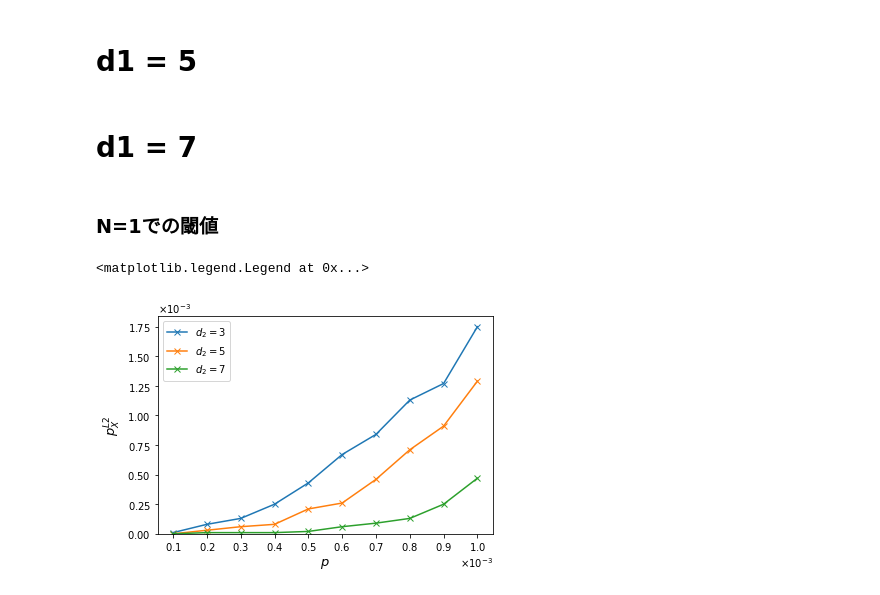
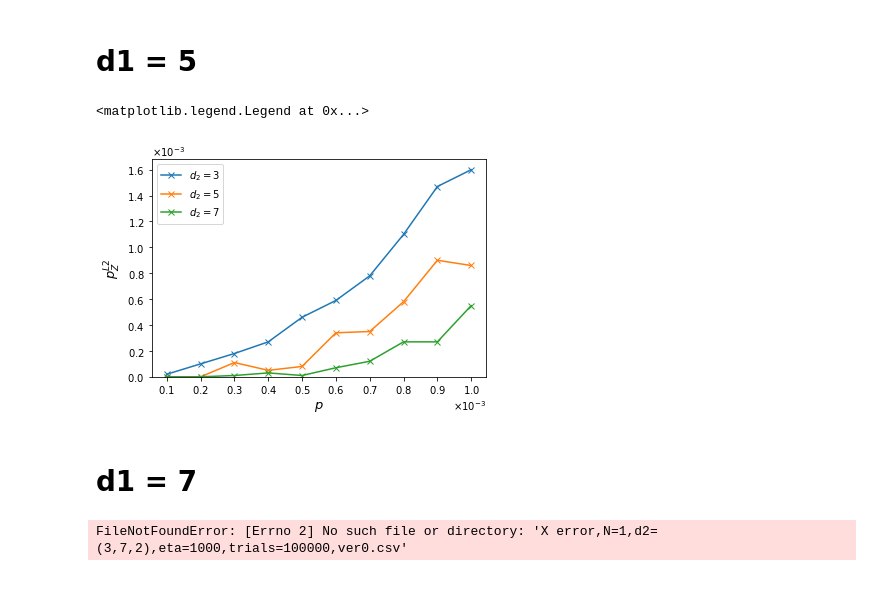
Before and after one commit to kono0924/Fujii-lab, a Jupyter notebook: surface_realistic/realistic_single_round/SWAP/csv_view.ipynb, the cells around one changed output. Cells and saved outputs as stored; diff of their text form; code cells hidden in the pictures.

```diff
--- a/surface_realistic/realistic_single_round/SWAP/csv_view.ipynb
+++ b/surface_realistic/realistic_single_round/SWAP/csv_view.ipynb
@@ -3,9 +51,55 @@
 # %% [markdown]
 # d1 = 5
+# %%
+import seaborn as sns
+import pandas as pd
+import numpy as np
+import matplotlib.pyplot as plt
+import math
+import os
+import matplotlib.ticker as ptick
+
+# FUjii-labのパス
+path = "/Users/konohideki/Documents/Fujii-lab/surface_realistic/realistic_single_round/SWAP/d1=5,N=1,eta=1000"
+
+# ファイル名
+file2 = "Z error,N=1,d2=(3,7,2),eta=1000,trials=100000,ver0" + ".csv"
+########################################
+
+# csvファイルの読み込み
+os.chdir(path)
+data2 = pd.read_csv(file2, index_col=0)
+
+# データフレームの行名(リスト)を取得
+code_distance_list = data2.index
+
+# データフレームの列名(リスト)を取得
+p_list = data2.columns
+
+##### グラフ作成 #####
+
+a = np.array(p_list)
+a = [float(num) for num in a]
+a = np.array(a)
+
+fig, ax = plt.subplots()
+for i in range(len(code_distance_list)):
+    b = np.array(data2.loc[code_distance_list[i]])
+    ax.plot(a, b,marker='x',label=r"$d_{2}=$"+str(code_distance_list[i]))
+ax.set_xlabel(r"$p$", fontsize=13)
+ax.set_ylabel(r'$p_Z^{L2}$', fontsize=13)
+ax.set_ylim(0,)
+ax.xaxis.set_major_formatter(ptick.ScalarFormatter(useMathText=True))
+ax.ticklabel_format(style="sci",  axis="x",scilimits=(0,0))
+ax.yaxis.set_major_formatter(ptick.ScalarFormatter(useMathText=True))
+ax.ticklabel_format(style="sci",  axis="y",scilimits=(0,0))
+ax.set_xticks(a)
+ax.legend()
+# %% [output]
+<matplotlib.legend.Legend at 0x...>
+[figure, added]
 # %% [markdown]
 # d1 = 7
-# %% [markdown]
-### N=1での閾値
 # %%
 import seaborn as sns
 import pandas as pd
@@ -16,10 +110,10 @@ import os
 import matplotlib.ticker as ptick
 
 # FUjii-labのパス
-path = "/Users/konohideki/Documents/Fujii-lab/surface_realistic/realistic_single_round/SWAP/d1=3,N=1,eta=1000"
+path = "/Users/konohideki/Documents/Fujii-lab/surface_realistic/realistic_single_round/SWAP/d1=7,N=1,eta=1000"
 
 # ファイル名
-file2 = "Z error,N=1,d2=(3,7,2),eta=1000,trials=100000,ver0" + ".csv"
+file2 = "X error,N=1,d2=(3,7,2),eta=1000,trials=100000,ver0" + ".csv"
 ########################################
 
 # csvファイルの読み込み
@@ -52,8 +146,7 @@ ax.ticklabel_format(style="sci",  axis="y",scilimits=(0,0))
 ax.set_xticks(a)
 ax.legend()
 # %% [output]
-<matplotlib.legend.Legend at 0x...>
+FileNotFoundError: [Errno 2] No such file or directory: 'X error,N=1,d2=(3,7,2),eta=1000,trials=100000,ver0.csv'
-[figure, removed]
 # %%
 import seaborn as sns
 import pandas as pd
```
Also changed, not shown: parts of 2 cells of this notebook.
